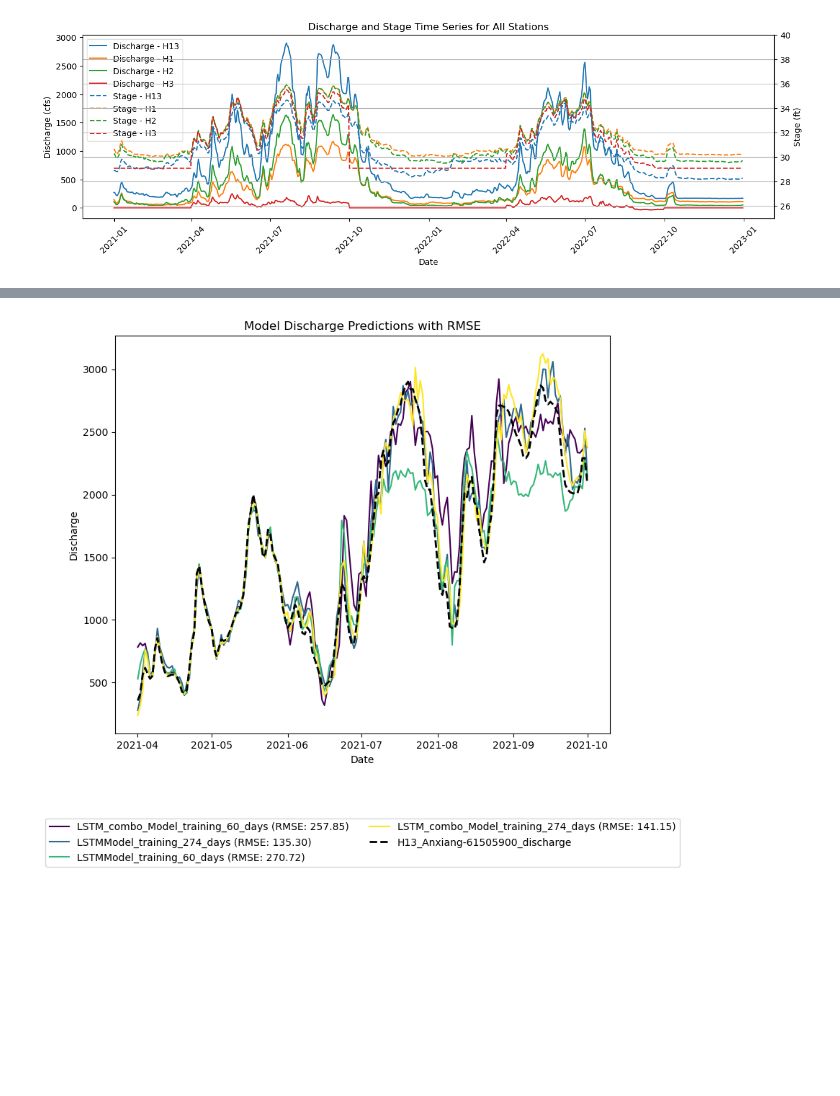
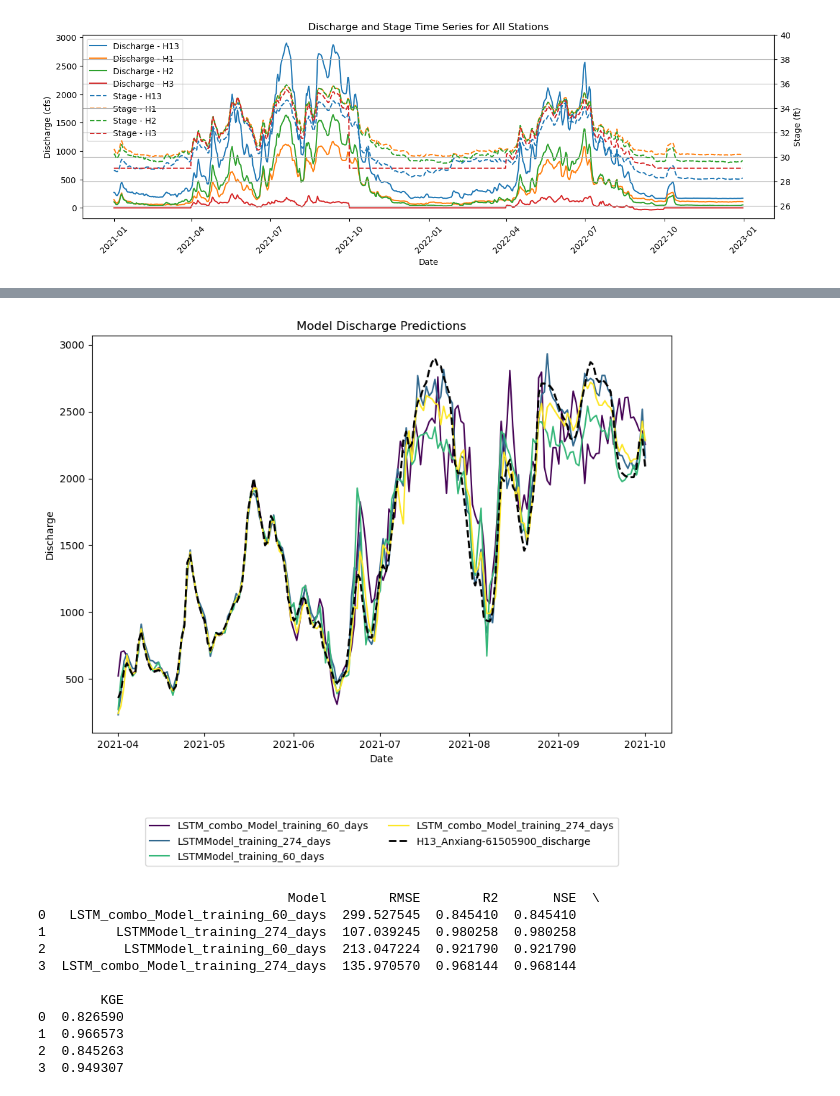
Before and after one commit to DualEarth/fractional_st_venant_lstm, a Jupyter notebook: notebook.ipynb, the cells around one changed output, grey strips where cells are left out. Drawn from its saved outputs; the diff is of its cells as text; code cells hidden in the pictures; blank space fills up the shorter version.

Commit message:
metrics

```diff
--- a/notebook.ipynb
+++ b/notebook.ipynb
@@ -57,5 +57,17 @@ Data saved to ./output/LSTM_combo_Model_training_60_days.csv
 # %%
 df = load_project_data(data_dir='./data')
-plot_all_results(df)
+pp.plot_all_results(df)
+pp.calculate_metrics(df)
 # %% [output]
-[figure, old version]
+[figure, new version]
+                                Model        RMSE        R2       NSE  \
+0   LSTM_combo_Model_training_60_days  299.527545  0.845410  0.845410
+1         LSTMModel_training_274_days  107.039245  0.980258  0.980258
+2          LSTMModel_training_60_days  213.047224  0.921790  0.921790
+3  LSTM_combo_Model_training_274_days  135.970570  0.968144  0.968144
+
+        KGE
+0  0.826590
+1  0.966573
+2  0.845263
+3  0.949307
```
Also changed, not shown: parts of 5 cells of this notebook, 9 other files.
